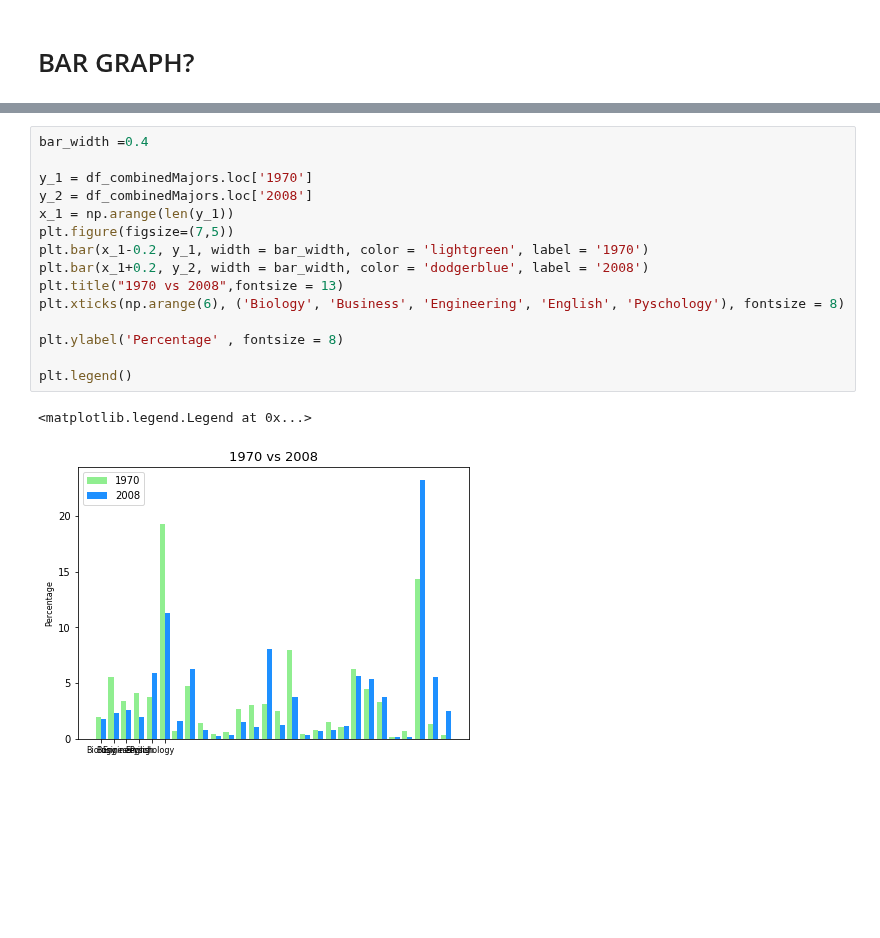
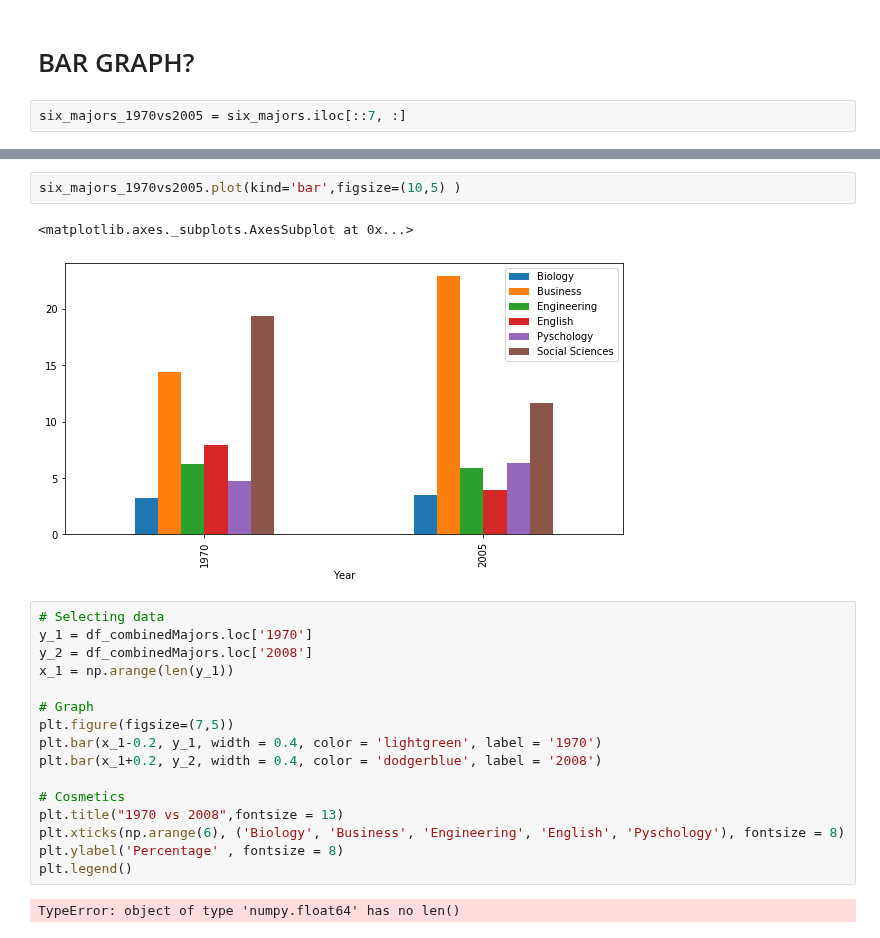
Before and after one commit to COGS108/group027, a Jupyter notebook: FinalProject.ipynb, the cells around one changed output, grey strips where cells are left out. Saved outputs shown, nothing was run; the diff lists cells and outputs as text; blank space fills up the shorter version.

Commit message:
bar graph done

```diff
--- a/FinalProject.ipynb
+++ b/FinalProject.ipynb
@@ -401,2 +415,4 @@ colors = ['#E69F00', '#56B4E9', '#F0E442', '#009E73', '#D55E00']
 # %% [markdown]
 # BAR GRAPH?
+# %%
+six_majors_1970vs2005 = six_majors.iloc[::7, :]
@@ -403,18 +426,23 @@ colors = ['#E69F00', '#56B4E9', '#F0E442', '#009E73', '#D55E00']
+# %%
+six_majors_1970vs2005.plot(kind='bar',figsize=(10,5) )
+# %% [output]
+<matplotlib.axes._subplots.AxesSubplot at 0x...>
+[figure, added]
 # %%
-bar_width =0.4
-
+# Selecting data
 y_1 = df_combinedMajors.loc['1970']
 y_2 = df_combinedMajors.loc['2008']
 x_1 = np.arange(len(y_1))
+
+# Graph
 plt.figure(figsize=(7,5))
-plt.bar(x_1-0.2, y_1, width = bar_width, color = 'lightgreen', label = '1970')
-plt.bar(x_1+0.2, y_2, width = bar_width, color = 'dodgerblue', label = '2008')
+plt.bar(x_1-0.2, y_1, width = 0.4, color = 'lightgreen', label = '1970')
+plt.bar(x_1+0.2, y_2, width = 0.4, color = 'dodgerblue', label = '2008')
+
+# Cosmetics
 plt.title("1970 vs 2008",fontsize = 13)
 plt.xticks(np.arange(6), ('Biology', 'Business', 'Engineering', 'English', 'Pyschology'), fontsize = 8)
-
 plt.ylabel('Percentage' , fontsize = 8)
-
 plt.legend()
 # %% [output]
-<matplotlib.legend.Legend at 0x...>
+TypeError: object of type 'numpy.float64' has no len()
-[figure, removed]
```
Also changed, not shown: parts of 8 cells of this notebook.
